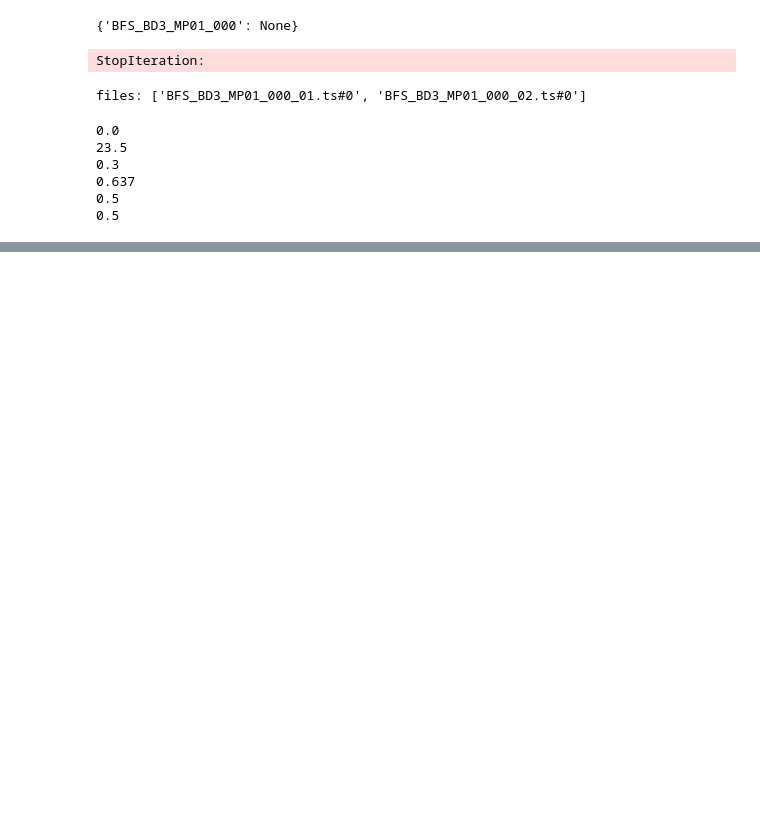
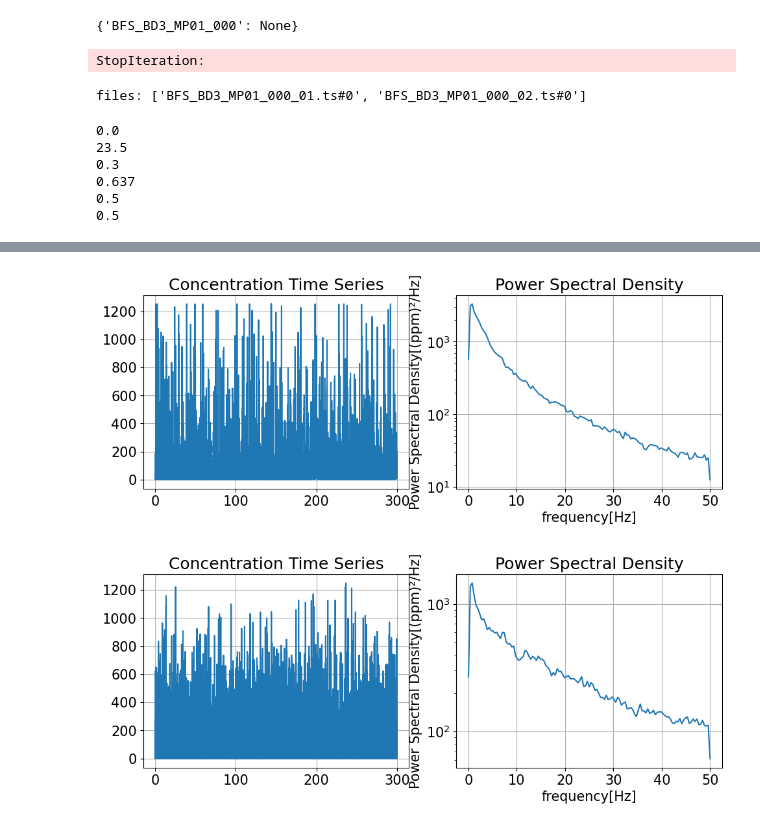
Before and after one commit to se04ber/WTSoftwareUtilitiesShare, a Jupyter notebook: Example_PointConc_Analysis_200325+Compare4.ipynb, the cells around one changed output, grey strips where cells are left out. Cells and saved outputs as stored; diff of their text form; code cells hidden in the pictures; blank space fills up the shorter version.

```diff
--- a/Example_PointConc_Analysis_200325+Compare4.ipynb
+++ b/Example_PointConc_Analysis_200325+Compare4.ipynb
@@ -317,18 +359,23 @@ print(np.std(conc_ts[name][file].net_concentration))
 # %%
 #Concentration fluctuation analysis
 #Intermittency based on threshold, peak2Mean, concentration variance spectral density distribution
 
 #Seettings intermittency calculation
 threshold_type="ratio" #ratio, absolute
 threshold_method="mean" #mean, std
 intermittency_threshold=1.5 #-> if type=ratio,method mean, threshold=threshold*mean(concentration), if type=absolute: threshold=threshold
 
-conc_ts[name][file].analyze_concentration_fluctuations(dimensionless="False",
+for name in namelist:
+    for file in files:
+        conc_ts[name][file].analyze_concentration_fluctuations(dimensionless="False",
                                                        intermittency_threshold=intermittency_threshold,threshold_method=threshold_method)
 #power(variance) of concentration changes for different frequencies/timer interval lengths
 #Low-frequency peak: Slow, gradual concentration changes
 #High-frequency peak: Rapid, quick concentration fluctuations
 #Broad spectrum: Mixed or complex concentration dynamics
+# %% [output]
+[figure, added]
+[figure, added]
 # %%
 #Testing incorporation of STJF for intermittency (Sequential time join fourier, leaves time domain intact)
 #STFTs calculates sequential FFTs and can be used as a way of quantifying the change of a spectrum over time.
```
Also changed, not shown: parts of 16 cells of this notebook, 10 other files.
